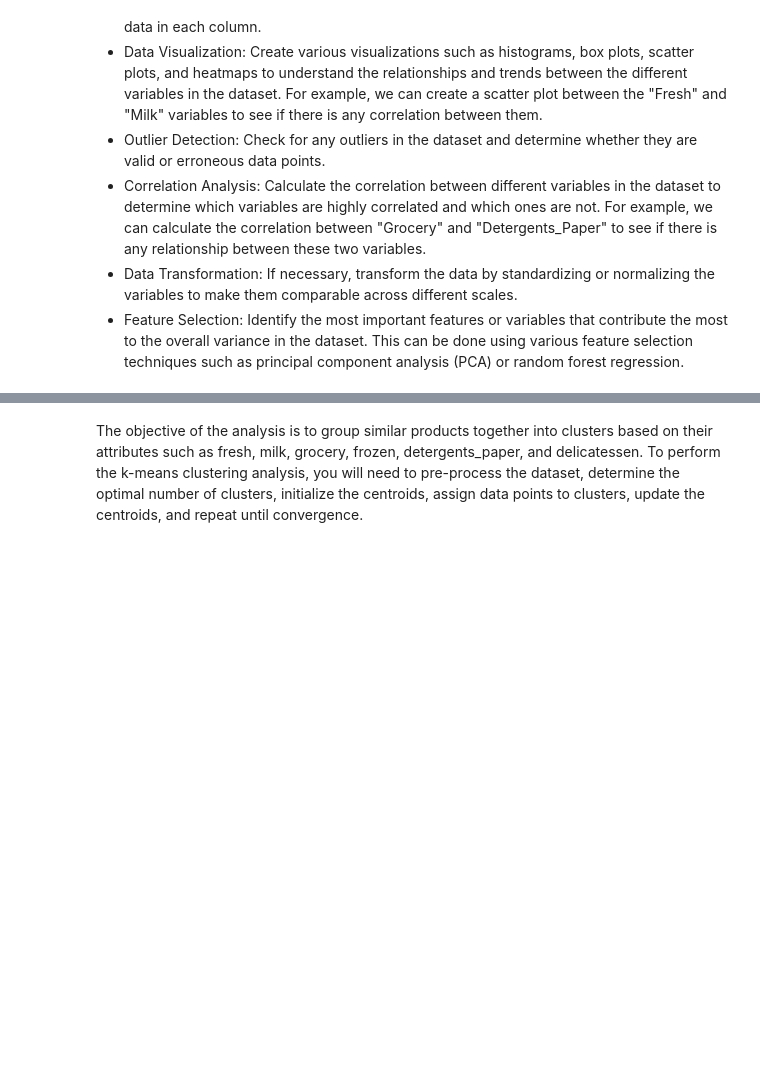
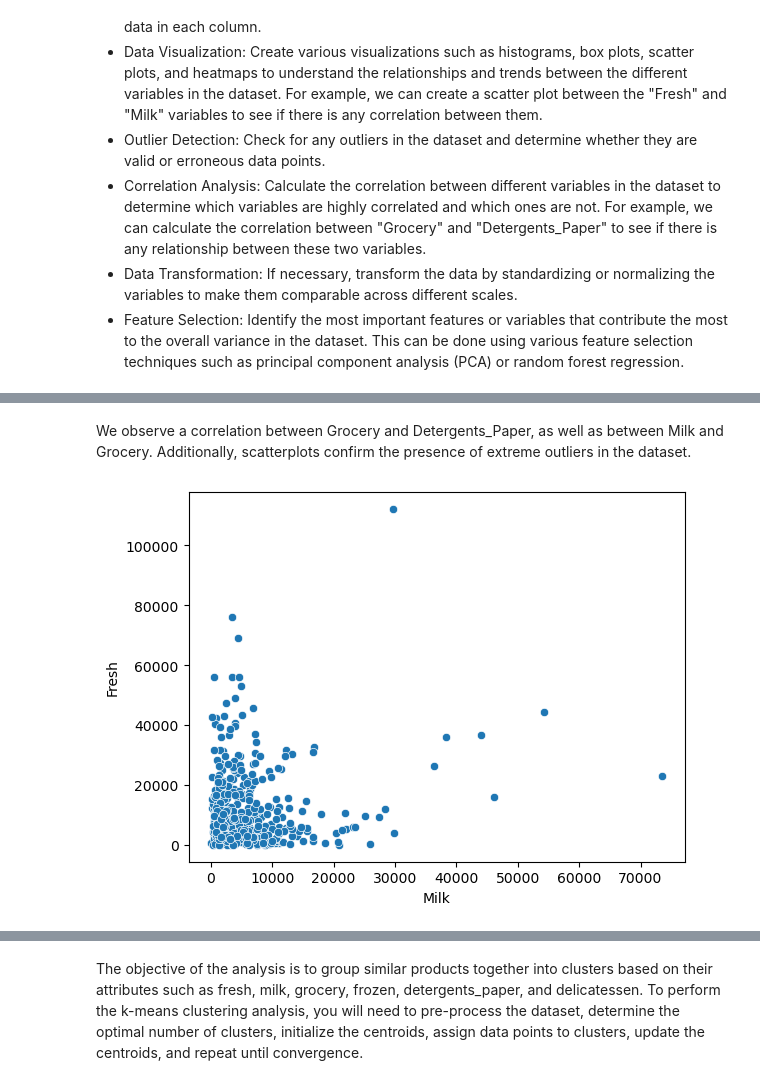
Before and after one commit to wjura/lhl-unsupervised-learning, a Jupyter notebook: Unsupervised Learning - Project.ipynb, the cells around one changed output, grey strips where cells are left out. Saved outputs shown, nothing was run; the diff lists cells and outputs as text; code cells hidden in the pictures; blank space fills up the shorter version.

```diff
--- a/Unsupervised Learning - Project.ipynb
+++ b/Unsupervised Learning - Project.ipynb
@@ -19,0 +118,9 @@ Data Description: Generate summary statistics such as mean, median, and standard
+# %% [markdown]
+We observe a correlation between Grocery and Detergents_Paper, as well as between Milk and Grocery. Additionally, scatterplots confirm the presence of extreme outliers in the dataset.
+# %%
+# Scatter plot between 'Milk' and 'Fresh'
+
+sns.scatterplot(data = df, x = 'Milk', y = 'Fresh')
+plt.show()
+# %% [output]
+[figure, added]
```
Also changed, not shown: parts of 42 cells of this notebook.
